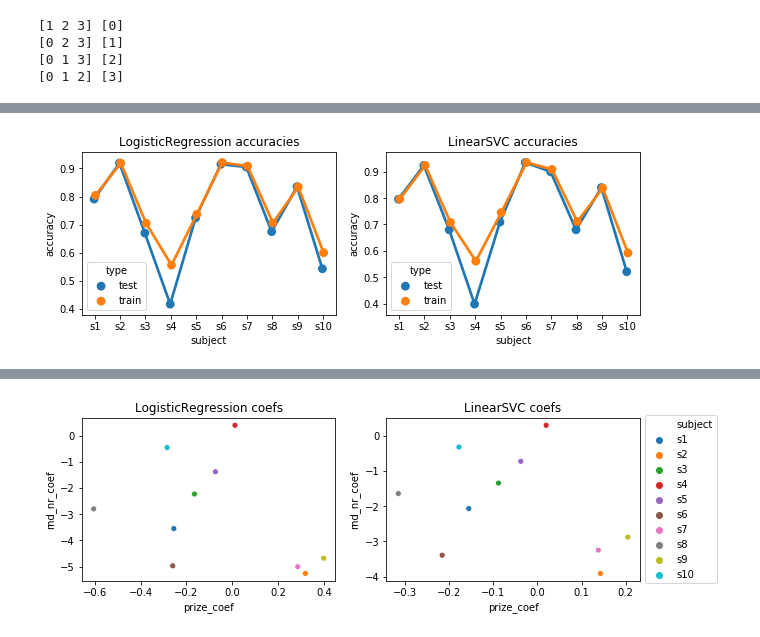
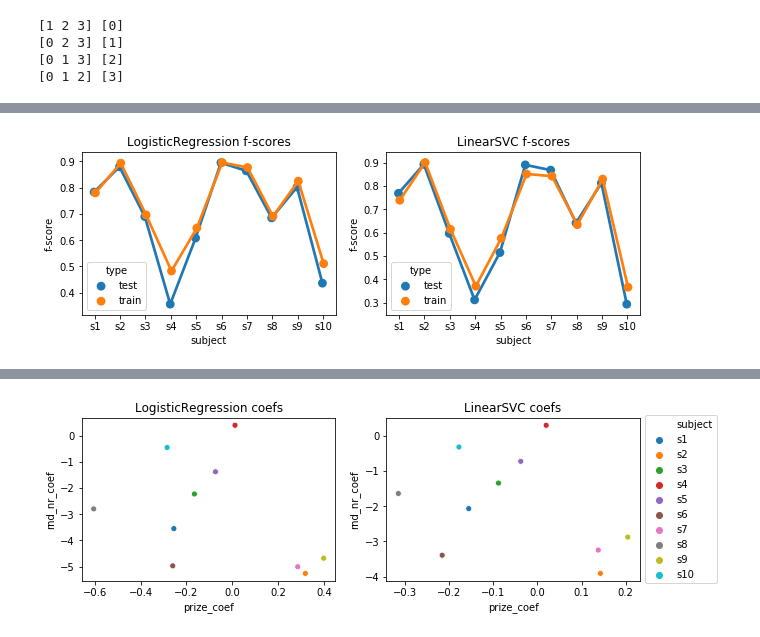
Before and after one commit to mariliisvelner/ofc-analysis, a Jupyter notebook: regression_analysis.ipynb, the cells around one changed output, grey strips where cells are left out. Cells and saved outputs as stored; diff of their text form; code cells hidden in the pictures.

```diff
--- a/regression_analysis.ipynb
+++ b/regression_analysis.ipynb
@@ -340,4 +443,4 @@ plot_model_accs(results, "LR_LSVC_accs")
-# %%
-plot_model_accs(results_norm)
-# %% [output]
-[figure, removed]
+# %%
+plot_model_metrics(results, metric="f-scores", plot_title="LR_LSVC_fscores")
+# %% [output]
+[figure, added]
```
Also changed, not shown: parts of 51 cells of this notebook, 7 other files.
